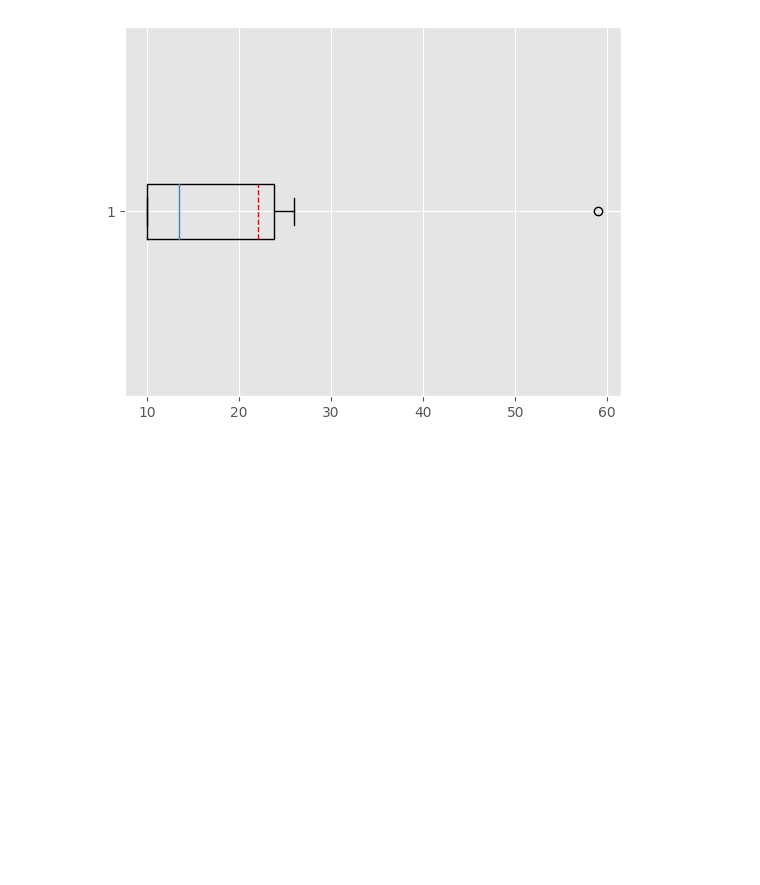
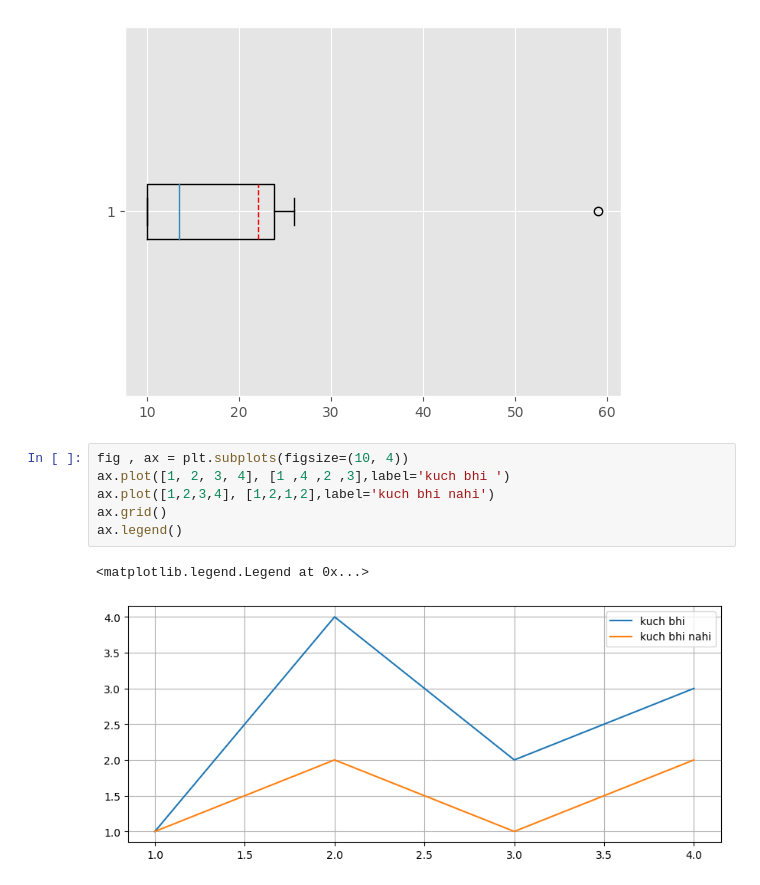
Before and after one commit to fzzm05/digipodium-data-analytics, a Jupyter notebook: graphs.ipynb, the cells around one changed output. Saved outputs shown, nothing was run; the diff lists cells and outputs as text; blank space fills up the shorter version.

Commit message:
graphs

```diff
--- a/graphs.ipynb
+++ b/graphs.ipynb
@@ -67,3 +67,12 @@ plt.boxplot(rainfall,
 plt.show()
 # %% [output]
 [figure]
+# %%
+fig , ax = plt.subplots(figsize=(10, 4))
+ax.plot([1, 2, 3, 4], [1 ,4 ,2 ,3],label='kuch bhi ')
+ax.plot([1,2,3,4], [1,2,1,2],label='kuch bhi nahi')
+ax.grid()
+ax.legend()
+# %% [output]
+<matplotlib.legend.Legend at 0x...>
+[figure, added]
```
Also changed, not shown: parts of 6 cells of this notebook.
